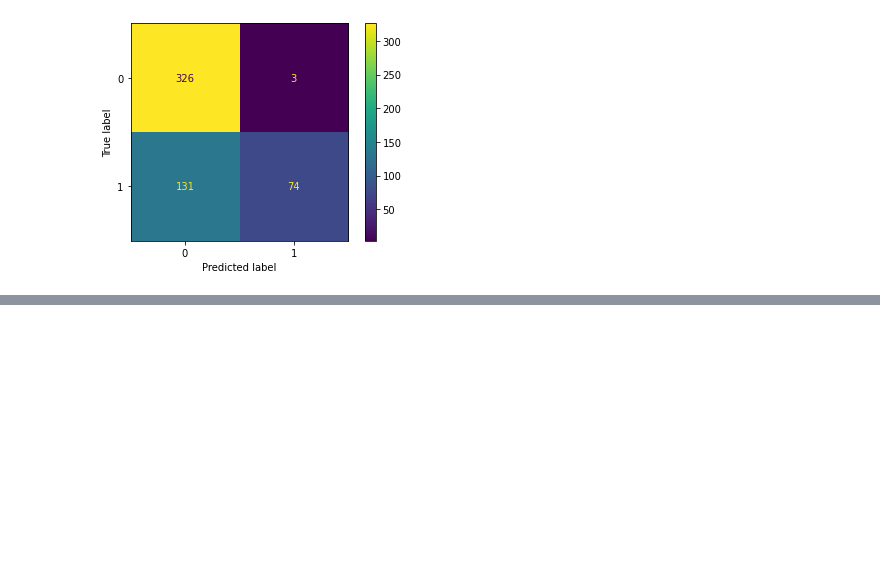
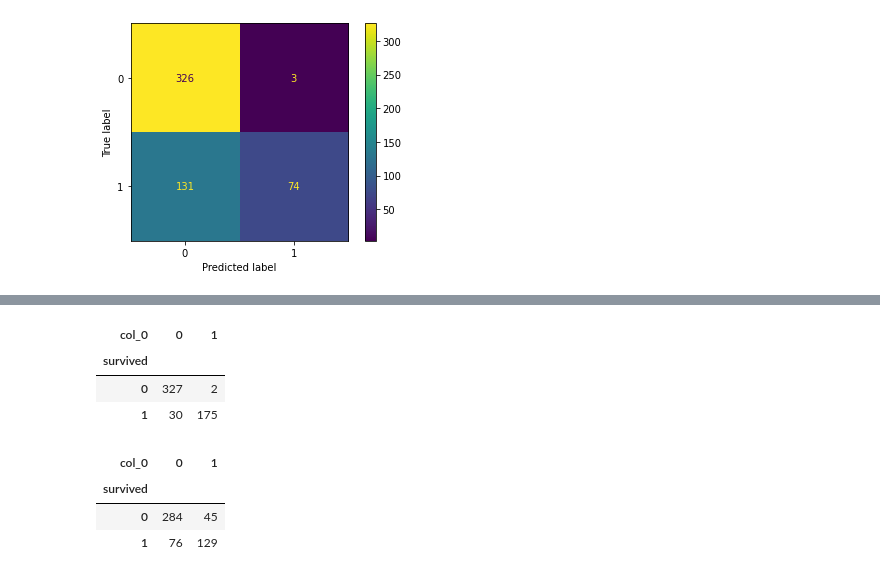
Before and after one commit to JenniferMLewis/classification-exercises, a Jupyter notebook: model.ipynb, the cells around one changed output, grey strips where cells are left out. Saved outputs shown, nothing was run; the diff lists cells and outputs as text; code cells hidden in the pictures; blank space fills up the shorter version.

```diff
--- a/model.ipynb
+++ b/model.ipynb
@@ -584,0 +693,5 @@ plt.show()
+# %%
+knn3 = KNeighborsClassifier(n_neighbors=10, weights='distance')
+knn4 = KNeighborsClassifier(n_neighbors=10, weights='uniform')
+knn3.fit(X_train, y_train)
+knn4.fit(X_train, y_train)
@@ -584,0 +700,5 @@ plt.show()
+# %%
+y_pred_k3 = knn3.predict(X_train)
+y_pred_k4 = knn4.predict(X_train)
+y_pred_proba_k3 = knn3.predict_proba(X_train)
+y_pred_proba_k4 = knn4.predict_proba(X_train)
@@ -584,0 +732,14 @@ plt.show()
+# %%
+pd.crosstab(y_train, y_pred_k3)
+# %% [output]
+| col_0 | 0 | 1 |
+| survived |  |  |
+| 0 | 327 | 2 |
+| 1 | 30 | 175 |
+# %%
+pd.crosstab(y_train, y_pred_k4)
+# %% [output]
+| col_0 | 0 | 1 |
+| survived |  |  |
+| 0 | 284 | 45 |
+| 1 | 76 | 129 |
```
Also changed, not shown: parts of 33 cells of this notebook.
